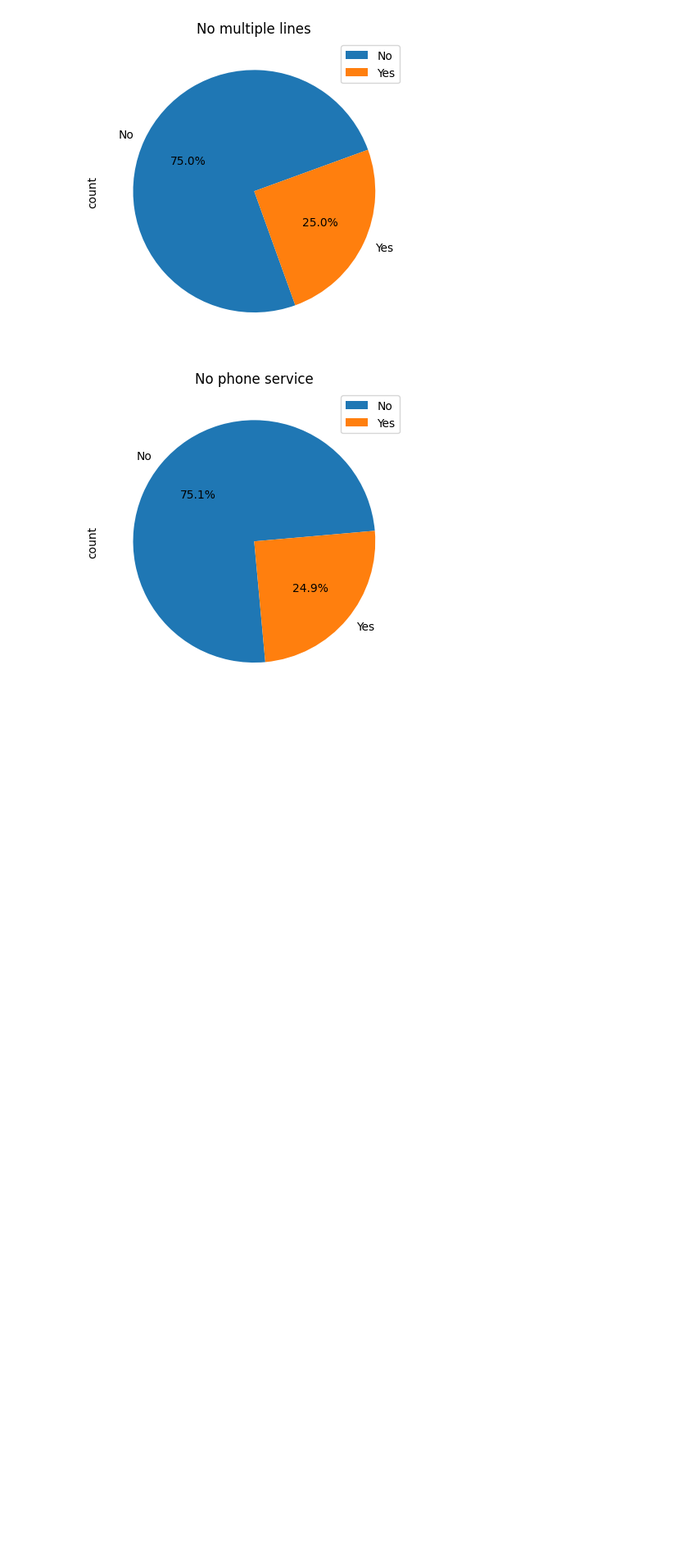
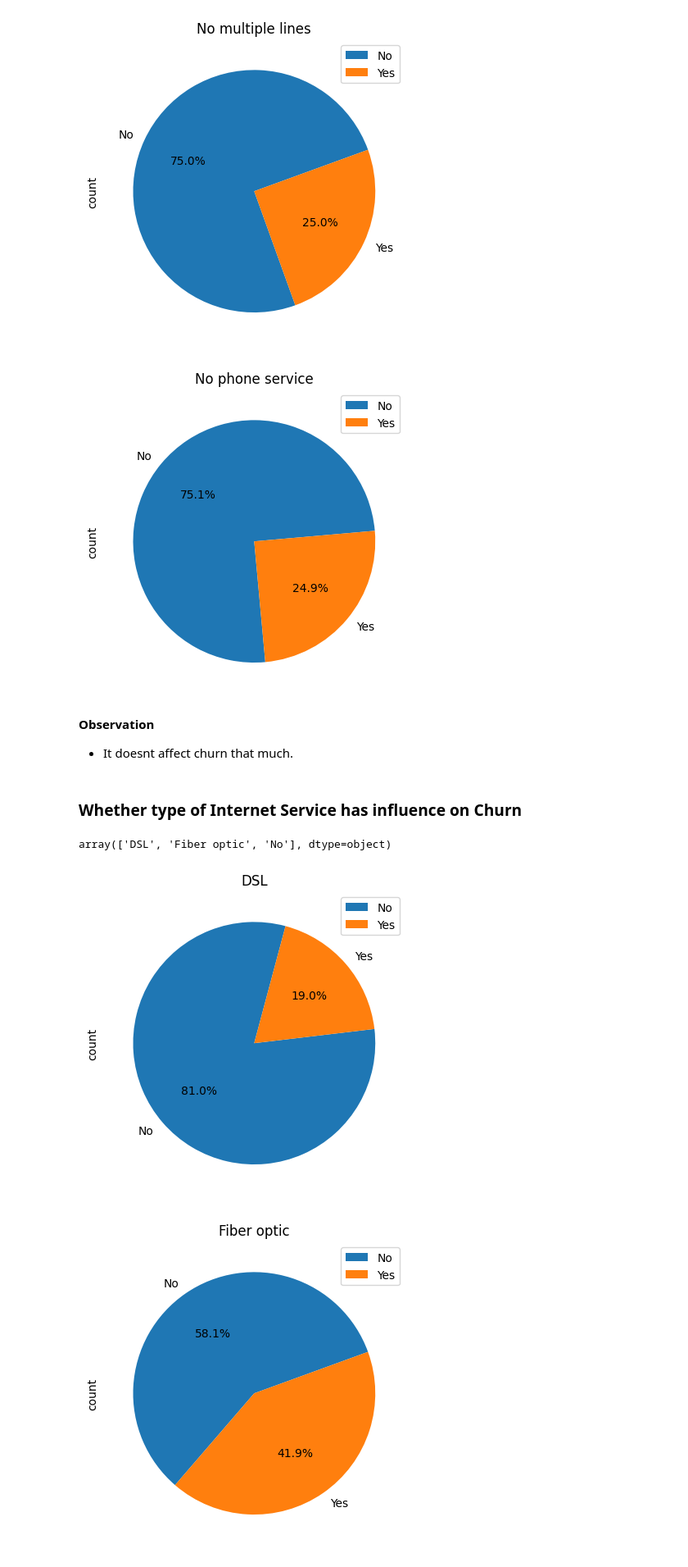
Before and after one commit to asa1997/CarPricePrediction, a Jupyter notebook: Telecom_Customer_Churn/Telecom_CustomerChurn.ipynb, the cells around one changed output. Shown at 82% size. Cells and saved outputs as stored; diff of their text form; code cells hidden in the pictures; blank space fills up the shorter version.

```diff
--- a/Telecom_Customer_Churn/Telecom_CustomerChurn.ipynb
+++ b/Telecom_Customer_Churn/Telecom_CustomerChurn.ipynb
@@ -266,3 +272,33 @@ plt.show()
 [figure]
 [figure]
 [figure]
+# %% [markdown]
+**Observation**
+
+- It doesnt affect churn that much.
+# %% [markdown]
+### Whether type of Internet Service has influence on Churn
+# %%
+churn_data['InternetService'].unique()
+# %% [output]
+array(['DSL', 'Fiber optic', 'No'], dtype=object)
+# %%
+pie_Contract_m2m = pd.DataFrame(churn_data[churn_data['InternetService'] == "DSL"]['Churn'].value_counts())
+pie_Contract_m2m.plot.pie(subplots=True, labels = pie_Contract_m2m.index.values, autopct='%1.1f%%', startangle= 75)
+plt.title('DSL')
+plt.gca().set_aspect('equal')
+
+pie_Contract_1y = pd.DataFrame(churn_data[churn_data['InternetService'] == "Fiber optic"]['Churn'].value_counts())
+pie_Contract_1y.plot.pie(subplots=True, labels = pie_Contract_1y.index.values, autopct='%1.1f%%', startangle= 20)
+plt.title('Fiber optic')
+plt.gca().set_aspect('equal')
+
+pie_Contract_2y = pd.DataFrame(churn_data[churn_data['InternetService'] == "No"]['Churn'].value_counts())
+pie_Contract_2y.plot.pie(subplots=True, labels = pie_Contract_2y.index.values, autopct='%1.1f%%', startangle= 5)
+plt.title('No Internet Service')
+plt.gca().set_aspect('equal')
+
+plt.show()
+# %% [output]
+[figure, added]
+[figure, added]
```
Also changed, not shown: parts of 28 cells of this notebook.
